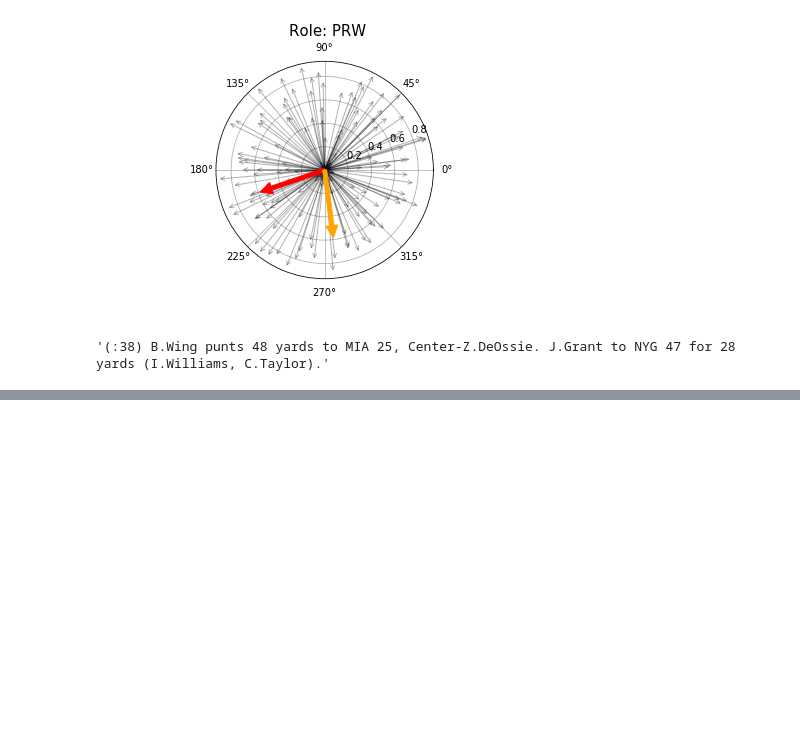
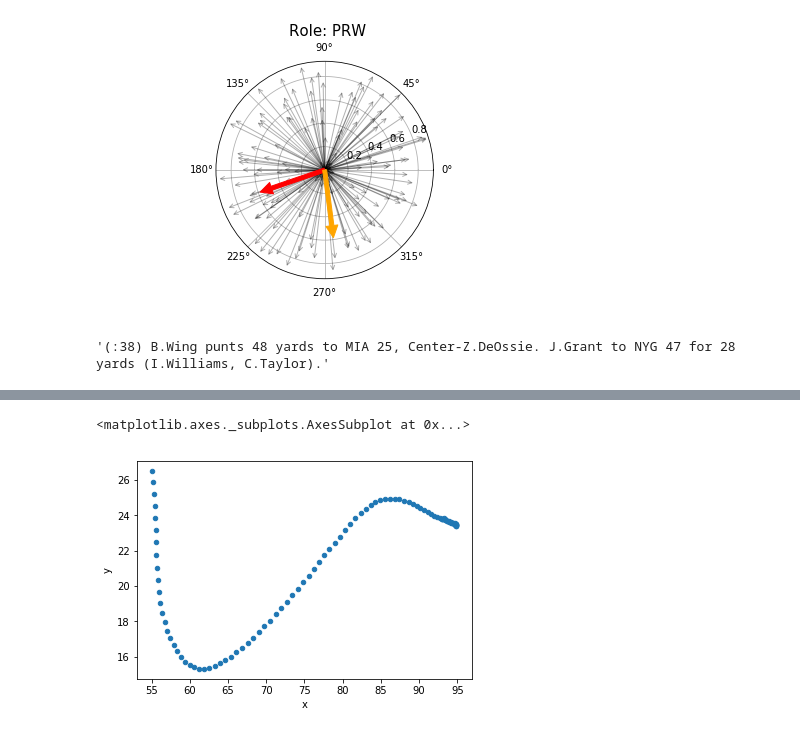
Before and after one commit to RobMulla/kaggle-nfl, a Jupyter notebook: notebooks/Direction_Compass.ipynb, the cells around one changed output, grey strips where cells are left out. Saved outputs shown, nothing was run; the diff lists cells and outputs as text; code cells hidden in the pictures; blank space fills up the shorter version.

```diff
--- a/notebooks/Direction_Compass.ipynb
+++ b/notebooks/Direction_Compass.ipynb
@@ -211,0 +229,5 @@ plt.subplots(subplot_kw=dict(polar=True))
+# %%
+play.loc[play['role'] == 'PLS'].plot('x', 'y', kind='scatter')
+# %% [output]
+<matplotlib.axes._subplots.AxesSubplot at 0x...>
+[figure, added]
```
Also changed, not shown: parts of 8 cells of this notebook.
